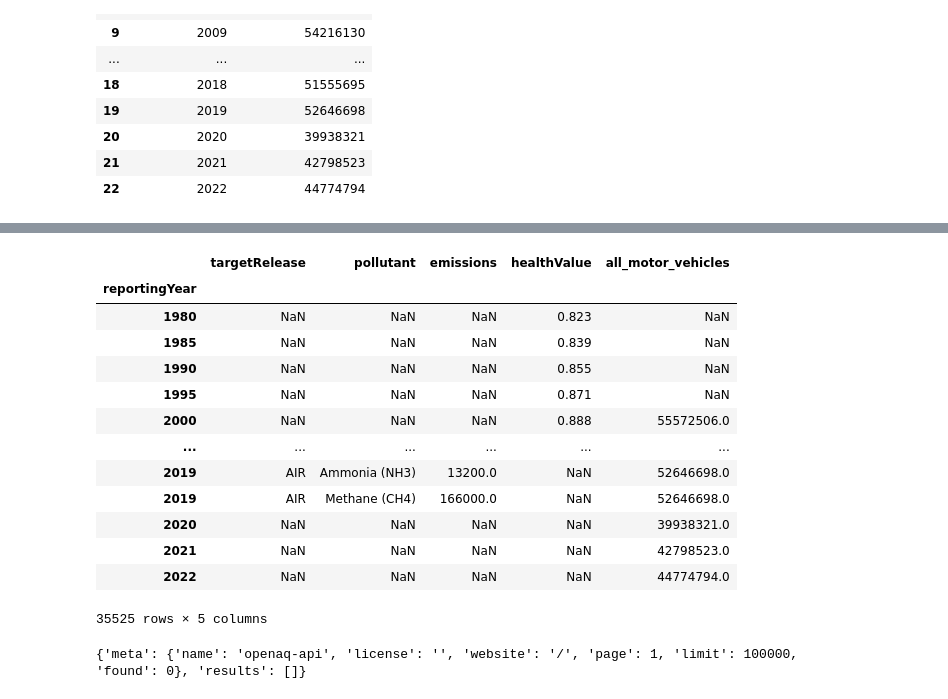
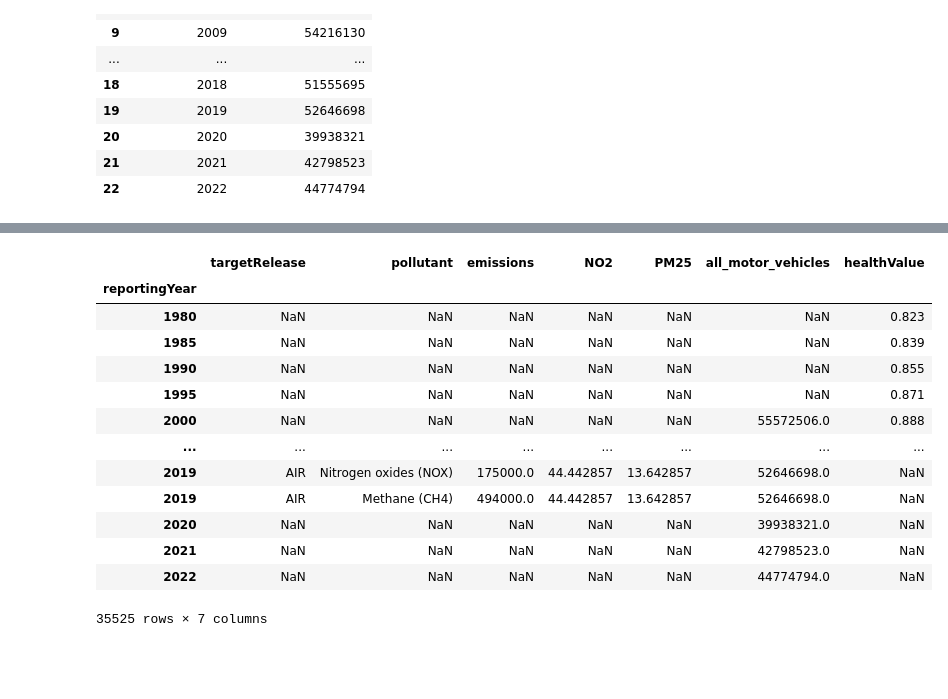
Before and after one commit to GuilhermeCasal/DataManagementFCD, a Jupyter notebook: env_analisys.ipynb, the cells around one changed output, grey strips where cells are left out. Cells and saved outputs as stored; diff of their text form; code cells hidden in the pictures; blank space fills up the shorter version.

Commit message:
merged

```diff
--- a/env_analisys.ipynb
+++ b/env_analisys.ipynb
@@ -100,0 +105,5 @@ data2
+# %%
+data2 = data2.rename(columns={"Year":"reportingYear"})
+data2 = data2.rename(columns={"London Mean Roadside:Nitrogen Dioxide (ug/m3)":"NO2"})
+data2 = data2.rename(columns={"London Mean Roadside:PM2.5 Particulate (ug/m3)":"PM25"})
+data2
@@ -179,0 +185,5 @@ merged_df
+# %%
+#health index
+file_name = "health-index-1.csv"
+data4 = pd.read_csv(file_name)
+data4
@@ -179,0 +204,3 @@ merged_df
+# %%
+data4 = data4[data4["country"]== 'United Kingdom']
+data4
@@ -179,0 +222,5 @@ merged_df
+# %%
+data4 = data4.loc[:,["value","year"]]
+data4.sort_values('year',inplace=True)
+data4 = data4.rename(columns={"year":"reportingYear"})
+data4
@@ -180,38 +242,26 @@ merged_df
 # %%
-#last merge
-final_merged = merged_df.merge(data3, on="reportingYear", how="outer")
-final_merged.sort_values('reportingYear',inplace=True)
-final_merged = final_merged.rename(columns={"value":"healthValue"})
-final_merged.set_index("reportingYear", inplace=True)
-all_years = final_merged.index
-final_merged
+#first merge data1 and data2
+merged1 = data1.merge(data2, on="reportingYear", how="outer")
+merged2 = merged1.merge(data3, on="reportingYear", how="outer")
+mergedFinal = merged2.merge(data4, on="reportingYear", how="outer")
+mergedFinal.sort_values('reportingYear',inplace=True)
+mergedFinal = mergedFinal.rename(columns={"value":"healthValue"})
+mergedFinal.set_index("reportingYear", inplace=True)
+all_years = mergedFinal.index
+
+mergedFinal
 # %% [output]
-|  | targetRelease | pollutant | emissions | healthValue | all_motor_vehicles |
-| reportingYear |  |  |  |  |  |
-| 1980 | NaN | NaN | NaN | 0.823 | NaN |
-| 1985 | NaN | NaN | NaN | 0.839 | NaN |
-| 1990 | NaN | NaN | NaN | 0.855 | NaN |
-| 1995 | NaN | NaN | NaN | 0.871 | NaN |
-| 2000 | NaN | NaN | NaN | 0.888 | 55572506.0 |
-| ... | ... | ... | ... | ... | ... |
-| 2019 | AIR | Ammonia (NH3) | 13200.0 | NaN | 52646698.0 |
-| 2019 | AIR | Methane (CH4) | 166000.0 | NaN | 52646698.0 |
-| 2020 | NaN | NaN | NaN | NaN | 39938321.0 |
-| 2021 | NaN | NaN | NaN | NaN | 42798523.0 |
-| 2022 | NaN | NaN | NaN | NaN | 44774794.0 |
+|  | targetRelease | pollutant | emissions | NO2 | PM25 | all_motor_vehicles | healthValue |
+| reportingYear |  |  |  |  |  |  |  |
+| 1980 | NaN | NaN | NaN | NaN | NaN | NaN | 0.823 |
+| 1985 | NaN | NaN | NaN | NaN | NaN | NaN | 0.839 |
+| 1990 | NaN | NaN | NaN | NaN | NaN | NaN | 0.855 |
+| 1995 | NaN | NaN | NaN | NaN | NaN | NaN | 0.871 |
+| 2000 | NaN | NaN | NaN | NaN | NaN | 55572506.0 | 0.888 |
+| ... | ... | ... | ... | ... | ... | ... | ... |
+| 2019 | AIR | Nitrogen oxides (NOX) | 175000.0 | 44.442857 | 13.642857 | 52646698.0 | NaN |
+| 2019 | AIR | Methane (CH4) | 494000.0 | 44.442857 | 13.642857 | 52646698.0 | NaN |
+| 2020 | NaN | NaN | NaN | NaN | NaN | 39938321.0 | NaN |
+| 2021 | NaN | NaN | NaN | NaN | NaN | 42798523.0 | NaN |
+| 2022 | NaN | NaN | NaN | NaN | NaN | 44774794.0 | NaN |
-35525 rows × 5 columns
+35525 rows × 7 columns
-# %%
-import json
-import time
-import requests
-
-date = {'date_from':'2020-09-28','date_to':'2022-09-28'}
-payload = {'location_id':'155','limit':'100000'}
-payload.update(date)
-r = requests.get("https://api.openaq.org/v2/measurements", params=payload)
-time.sleep(1)
-data4 = json.loads(r.text)
-date_csv = date['date_from'] +"_"+ date['date_to']
-print(data4)
-# %% [output]
-{'meta': {'name': 'openaq-api', 'license': '', 'website': '/', 'page': 1, 'limit': 100000, 'found': 0}, 'results': []}
```
Also changed, not shown: parts of 13 cells of this notebook.
